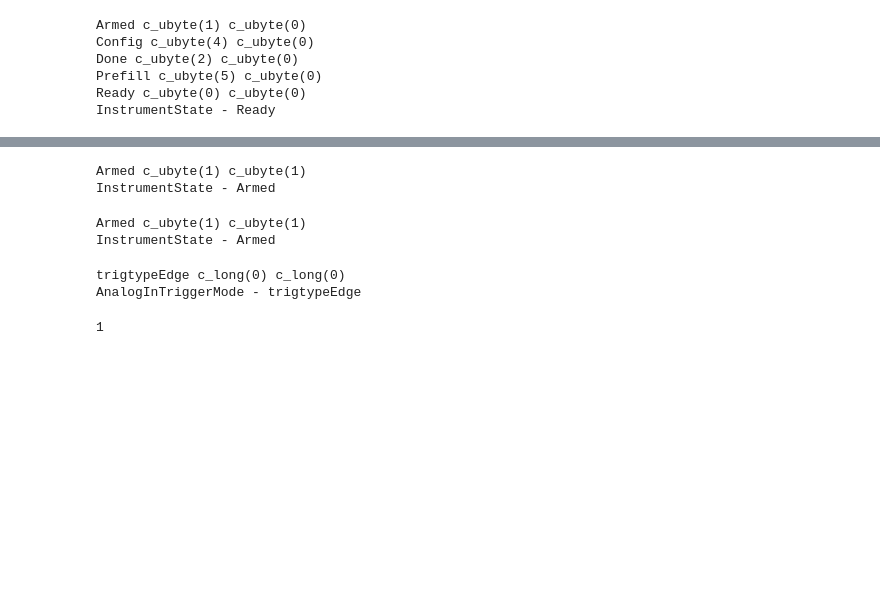
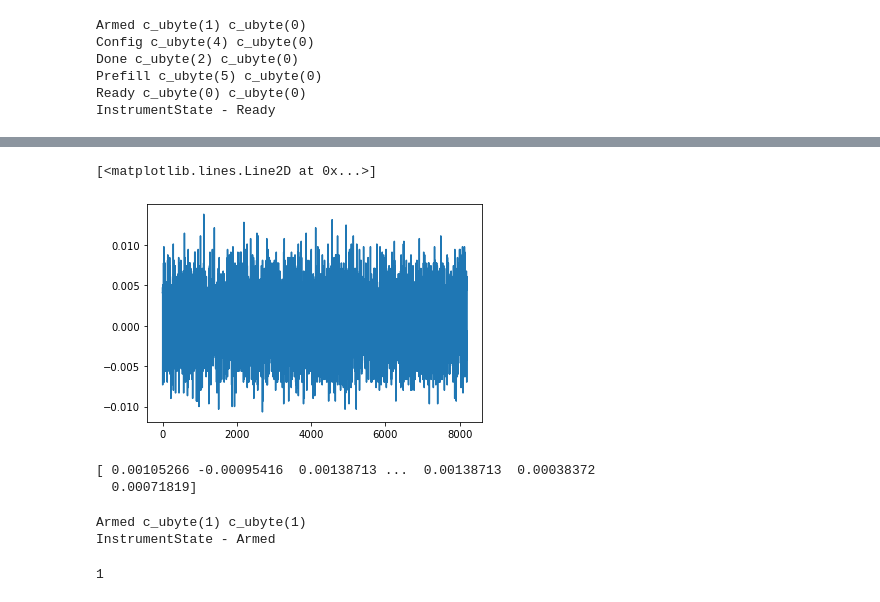
Before and after one commit to jmschr/DisperScripts, a Jupyter notebook: notebooks/TestingDigilent.ipynb, the cells around one changed output, grey strips where cells are left out. Saved outputs shown, nothing was run; the diff lists cells and outputs as text; code cells hidden in the pictures; blank space fills up the shorter version.

```diff
--- a/notebooks/TestingDigilent.ipynb
+++ b/notebooks/TestingDigilent.ipynb
@@ -69,0 +85,18 @@ ad.analog_in_configure(reconfigure=False, start=True)
+# %%
+ad.analog_in_channel_enable(0)
+ad.analog_in_channel_offset_set(0, 0)
+ad.analog_in_channel_range_set(0, 5)
+ad.analog_in_buffer_size_set(8192)
+ad.analog_in_frequency_set(20e06)
+ad.analog_in_channel_filter_set(0, AnalogAcquisitionFilter(AnalogAcquisitionFilter.filterDecimate))
+
+ad.analog_in_configure(reconfigure=False, start=True)
+
+status = ad.analog_in_status(read_data=True)
+print(status)
+while True:
+    status = ad.analog_in_status(read_data=True)
+    if status == InstrumentState.Done:
+        data = ad.analog_in_status_data(0, 8192)
+        break
+print(data)
@@ -70,20 +113,23 @@ ad.analog_in_configure(reconfigure=False, start=True)
+# %%
+plt.plot(data)
+# %% [output]
+[<matplotlib.lines.Line2D at 0x...>]
+[figure, added]
 # %%
 status = ad.analog_in_status()
-print(status)
+if status == InstrumentState.Done:
+    data = ad.analog_in_status_data(0, 8192)
-# %% [output]
-Armed c_ubyte(1) c_ubyte(1)
-InstrumentState - Armed
+# %%
+print(data)
+# %% [output]
+[ 0.00105266 -0.00095416  0.00138713 ...  0.00138713  0.00038372
+  0.00071819]
 # %%
 status = ad.analog_in_status(read_data=True)
 print(status)
 # %% [output]
 Armed c_ubyte(1) c_ubyte(1)
 InstrumentState - Armed
-# %%
-print(ad.analog_in_trigger_type_get())
-# %% [output]
-trigtypeEdge c_long(0) c_long(0)
-AnalogInTriggerMode - trigtypeEdge
 # %%
 ad.close()
 # %%
```
Also changed, not shown: parts of 20 cells of this notebook, 5 other files.
